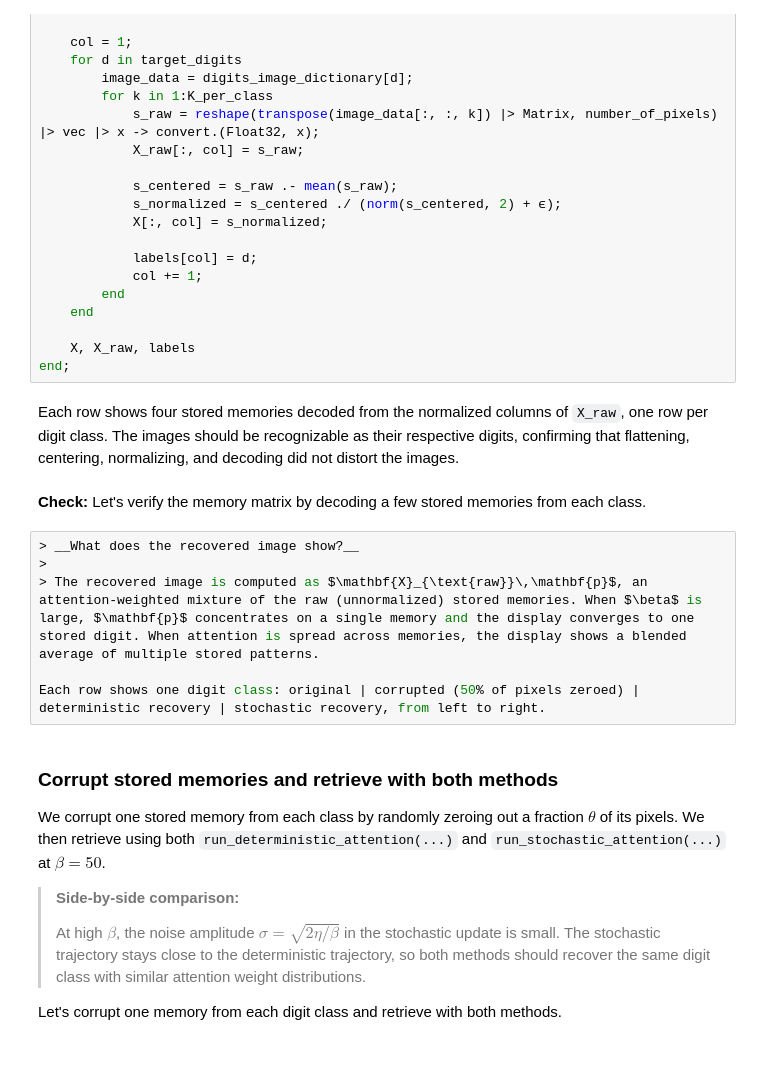
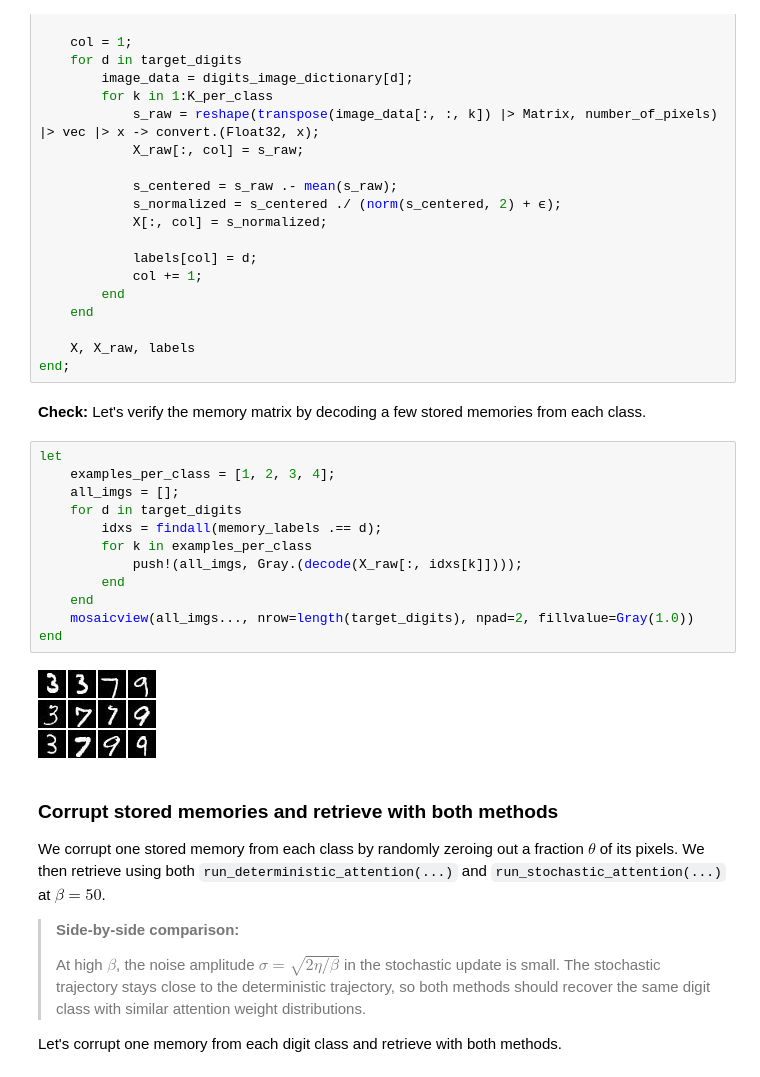
Before and after one commit to sp2229/CHEME-5820-Labs-Spring-2026, a Jupyter notebook: labs/week-8/L8b/CHEME-5820-L8b-Lab-Solution-StochasticAttention-Spring-2026.ipynb, the cells around one changed output. Saved outputs shown, nothing was run; the diff lists cells and outputs as text.

```diff
--- a/labs/week-8/L8b/CHEME-5820-L8b-Lab-Solution-StochasticAttention-Spring-2026.ipynb
+++ b/labs/week-8/L8b/CHEME-5820-L8b-Lab-Solution-StochasticAttention-Spring-2026.ipynb
@@ -158,16 +158,22 @@ X, X_raw, memory_labels = let
 
     X, X_raw, labels
 end;
-# %% [markdown]
-Each row shows four stored memories decoded from the normalized columns of `X_raw`, one row per digit class. The images should be recognizable as their respective digits, confirming that flattening, centering, normalizing, and decoding did not distort the images.
 # %% [markdown]
 __Check:__ Let's verify the memory matrix by decoding a few stored memories from each class.
-# %%
-> __What does the recovered image show?__
->
-> The recovered image is computed as $\mathbf{X}_{\text{raw}}\,\mathbf{p}$, an attention-weighted mixture of the raw (unnormalized) stored memories. When $\beta$ is large, $\mathbf{p}$ concentrates on a single memory and the display converges to one stored digit. When attention is spread across memories, the display shows a blended average of multiple stored patterns.
-
-Each row shows one digit class: original | corrupted (50% of pixels zeroed) | deterministic recovery | stochastic recovery, from left to right.
+# %%
+let
+    examples_per_class = [1, 2, 3, 4];
+    all_imgs = [];
+    for d in target_digits
+        idxs = findall(memory_labels .== d);
+        for k in examples_per_class
+            push!(all_imgs, Gray.(decode(X_raw[:, idxs[k]])));
+        end
+    end
+    mosaicview(all_imgs..., nrow=length(target_digits), npad=2, fillvalue=Gray(1.0))
+end
+# %% [output]
+[figure, added]
 # %% [markdown]
 ### Corrupt stored memories and retrieve with both methods
 We corrupt one stored memory from each class by randomly zeroing out a fraction $\theta$ of its pixels. We then retrieve using both `run_deterministic_attention(...)` and `run_stochastic_attention(...)` at $\beta = 50$.
```
Also changed, not shown: parts of 23 cells of this notebook, 1 other file.
